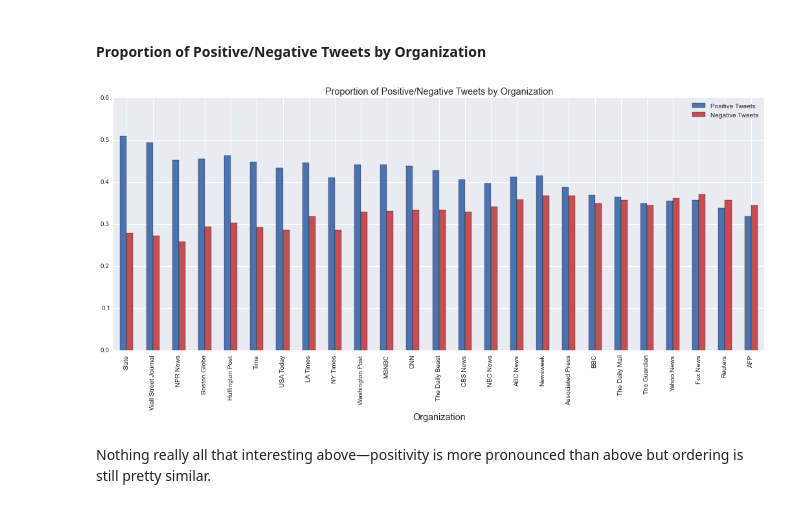
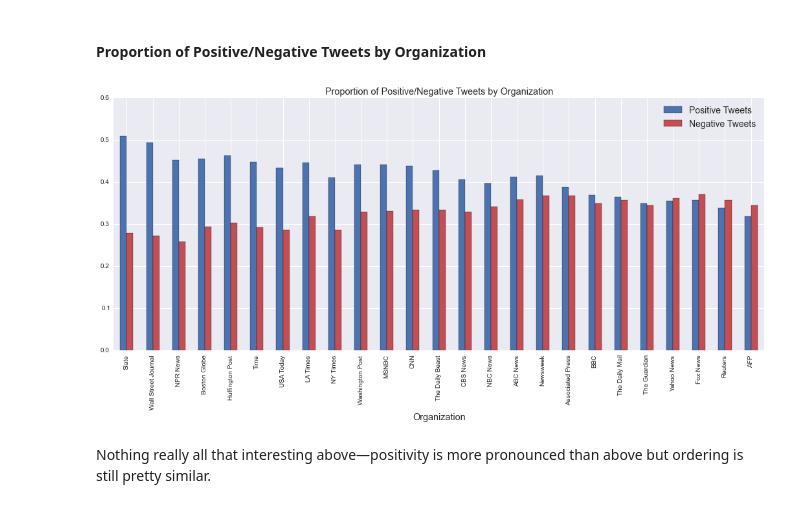
Before and after one commit to micahlanier/social-news, a Jupyter notebook: src/sentiment/sentimentExploration.ipynb, the cells around one changed output. Cells and saved outputs as stored; diff of their text form; code cells hidden in the pictures.

```diff
--- a/src/sentiment/sentimentExploration.ipynb
+++ b/src/sentiment/sentimentExploration.ipynb
@@ -42,7 +42,7 @@ snsColorPos = sns.color_palette()[2]
 # %%
 # Get Twitter sentiment and transform to a DF.
 # TODO: get from summarized tweet data.
-sentimentCols = ['orgName','id','date','class','aggScoreNeg','aggScorePos','meanScoreNegSig','meanScorePosSig']
+sentimentCols = ['orgName','id','date','class','aggScoreNeg','aggScorePos','meanScoreNegSig','meanScorePosSig','netPos']
 reducedSentiments = []
 twitterStart = dateutil.parser.parse(dateConf['twitter']['start'])
 twitterEnd = dateutil.parser.parse(dateConf['twitter']['end'])
@@ -67,6 +67,8 @@ for (org, orgData) in orgs.iteritems():
 # Compose DF.
 tweetSentiments = pd.DataFrame(reducedSentiments)
 print 'Tweets classified:',len(tweetSentiments)
+# Calculate net sentiments.
+tweetSentiments['netPos'] = tweetSentiments.aggScorePos - tweetSentiments.aggScoreNeg
 # Clean up.
 tweetSentiments = tweetSentiments[sentimentCols]
 tweetSentiments.reset_index(drop=True, inplace=True)
@@ -240,14 +243,14 @@ orgSents.sort('posNegDiff',ascending=False,inplace=True)
 # %%
 # Data and plot.
 ax = orgSents.iloc[:,[4,3]].plot(kind='bar', color=[snsColorNeg,snsColorPos])
 ax.lines[0].remove()
 # Title and labels.
 ax.set_title('Proportion of Positive/Negative Tweets by Organization',size='x-large')
 ax.set_xlabel('Organization',size='x-large')
 # Fix legends.
-plt.legend(['Positive Tweets','Negative Tweets'])
+plt.legend(['Positive Tweets','Negative Tweets'],prop={'size':14})
 pass
 # %% [output]
-[figure, old version]
+[figure, new version]
 # %% [markdown]
 Nothing really all that interesting above—positivity is more pronounced than above but ordering is still pretty similar.
```
Also changed, not shown: parts of 6 cells of this notebook.
